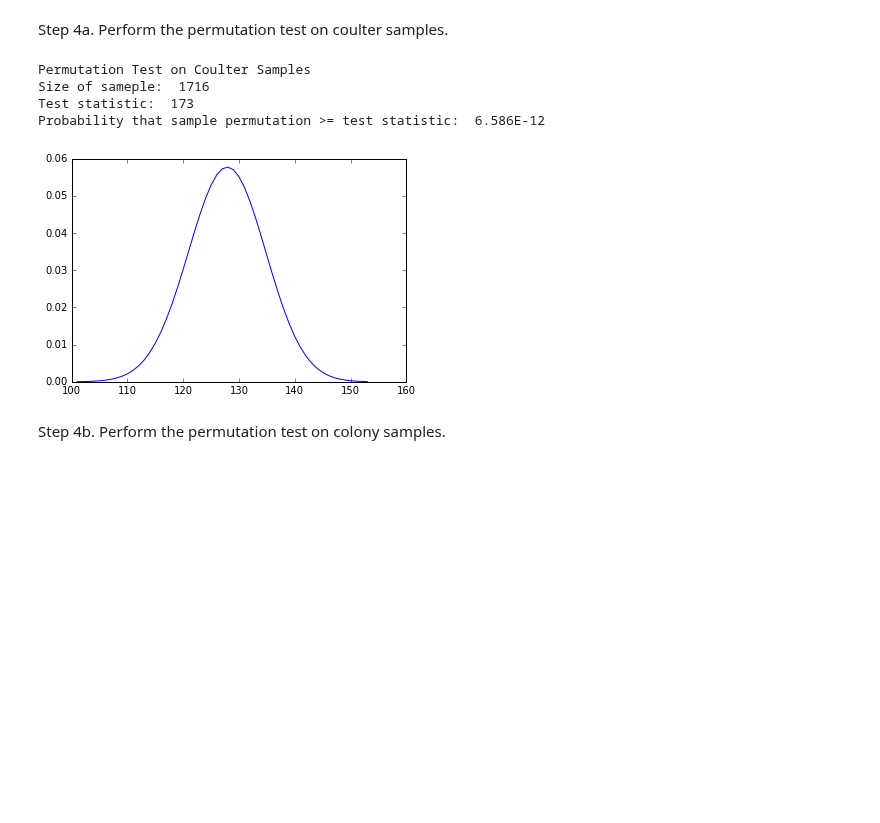
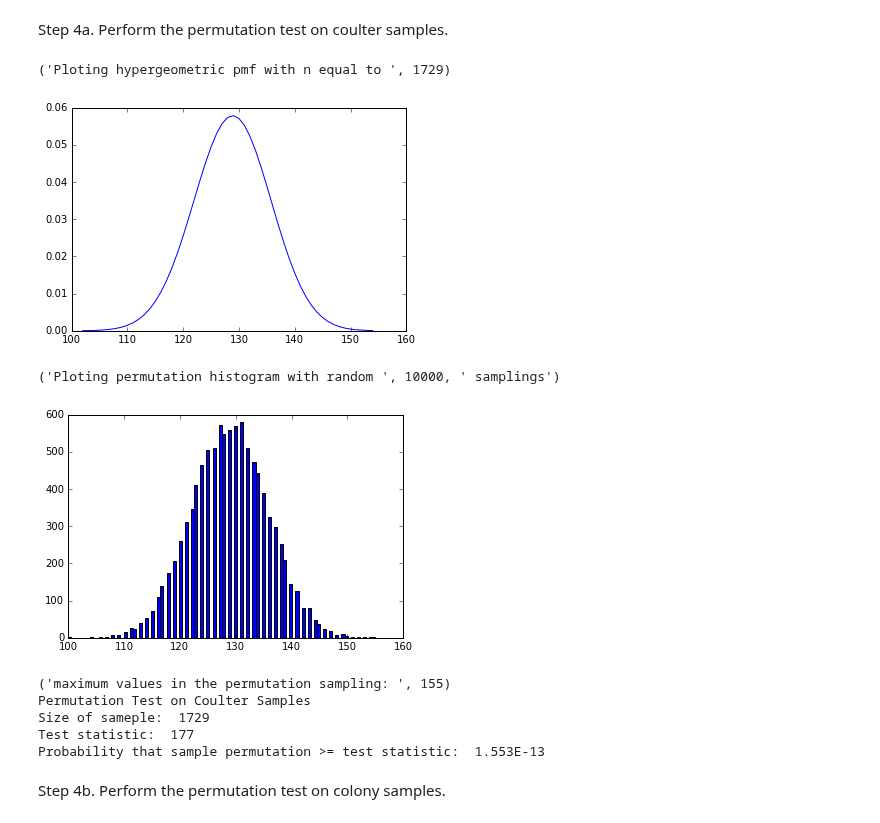
Before and after one commit to mads14/S215a-groupwork, a Jupyter notebook: science-open-research/OSR_Pitt_Hill.ipynb, the cells around one changed output. Drawn from its saved outputs; the diff is of its cells as text; code cells hidden in the pictures; blank space fills up the shorter version.

```diff
--- a/science-open-research/OSR_Pitt_Hill.ipynb
+++ b/science-open-research/OSR_Pitt_Hill.ipynb
@@ -179,24 +171,32 @@ def tri_perm_test(pooled_samples, n, test_statistic):
     return rv.sf(test_statistic - 1)
 # %% [markdown]
 Step 4a. Perform the permutation test on coulter samples.
+# %%
+# values of n and test_statistic are obtained from PNAS paper Table 2 (pg 7)
+n = 1729
+test_statistic = 177
+n_perm = 10000
+
+# permutation test on coulter samples (and plot the distribution histogram)
+test_result_theory = tri_perm_test_theoretical(coulter_samples_mean['contains_mean'], n, test_statistic)
+# %% [output]
+('Ploting hypergeometric pmf with n equal to ', 1729)
+[figure, added]
 # %%
-# values of n and test_statistic are obtained from PNAS paper Table 2 (pg 7)
-n = 1716
-test_statistic = 173
-
-# permutation test on coulter samples (and plot the distribution histogram)
-test_result = tri_perm_test(coulter_samples_mean['contains_mean'], n, test_statistic)
+test_result_sampling = tri_perm_test_sampling(coulter_samples_mean['contains_mean'], n, n_perm, test_statistic)
 
 # print out key information as output
 print "Permutation Test on Coulter Samples"
 print "Size of sameple: ", n
 print "Test statistic: ", test_statistic
-print "Probability that sample permutation >= test statistic: ", format(test_result, '1.3E')
+print "Probability that sample permutation >= test statistic: ", format(test_result_theory, '1.3E')
 # %% [output]
-Permutation Test on Coulter Samples
-Size of sameple:  1716
-Test statistic:  173
-Probability that sample permutation >= test statistic:  6.586E-12
+('Ploting permutation histogram with random ', 10000, ' samplings')
-[figure, old version]
+[figure, new version]
+('maximum values in the permutation sampling: ', 155)
+Permutation Test on Coulter Samples
+Size of sameple:  1729
+Test statistic:  177
+Probability that sample permutation >= test statistic:  1.553E-13
 # %% [markdown]
 Step 4b. Perform the permutation test on colony samples.
```
Also changed, not shown: parts of 16 cells of this notebook.
